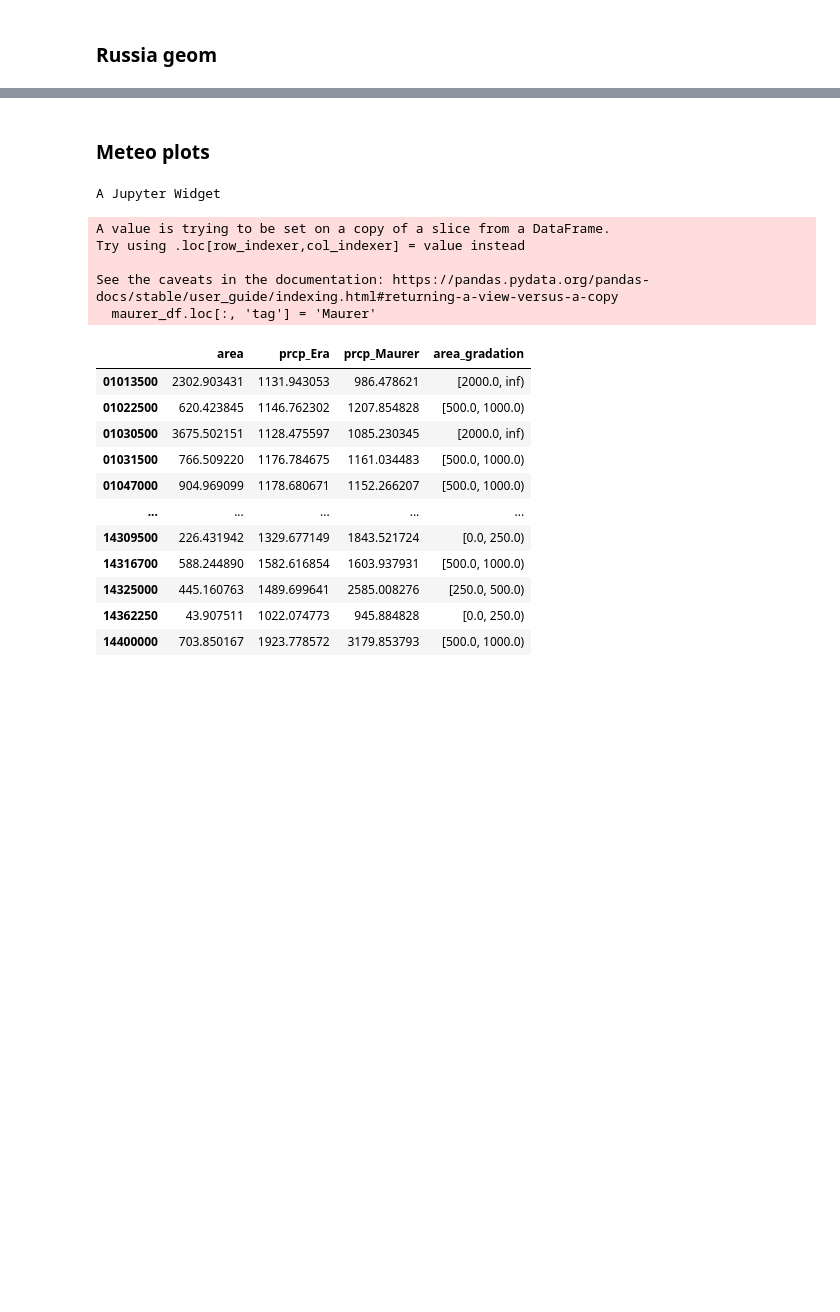
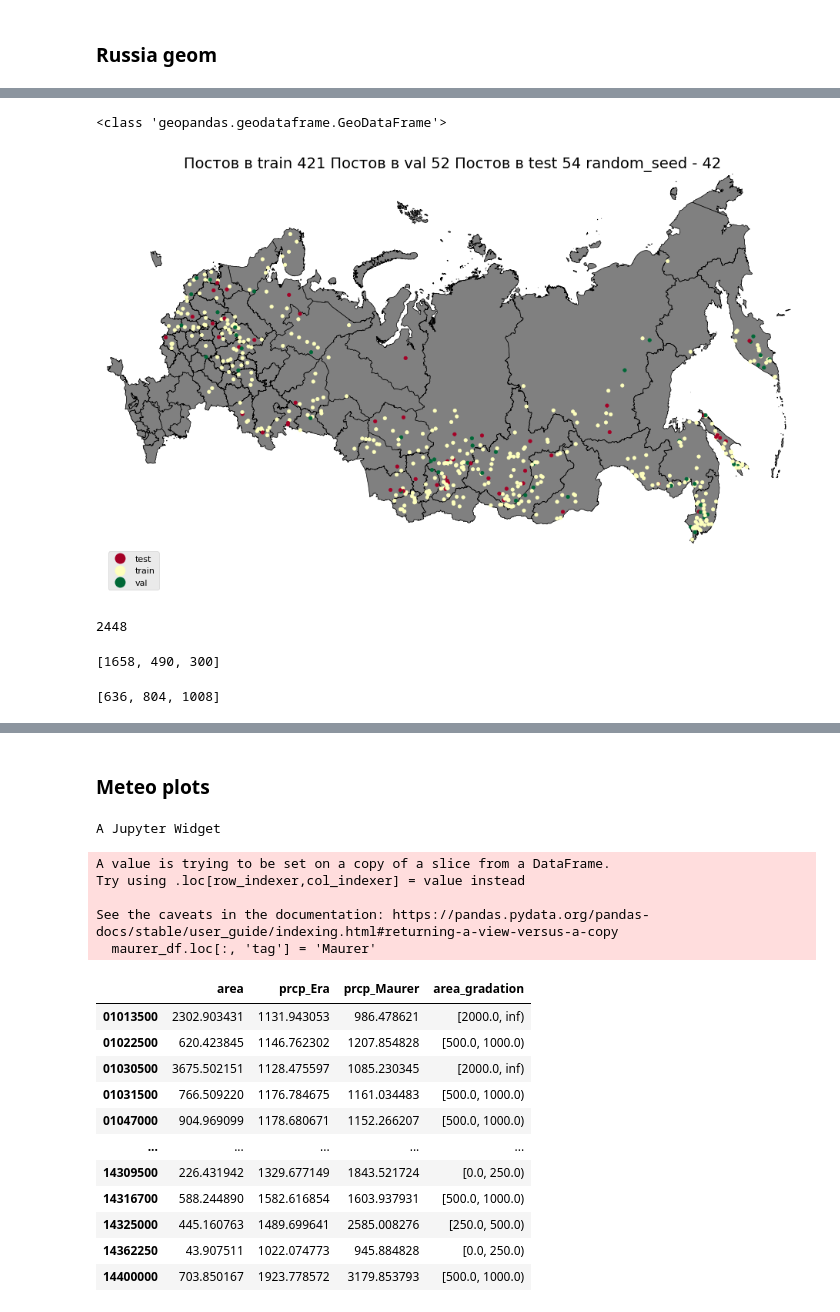
Before and after one commit to dmbrmv/my_dissertation, a Jupyter notebook: visualizations/visualisation.ipynb, the cells around one changed output, grey strips where cells are left out. Drawn from its saved outputs; the diff is of its cells as text; code cells hidden in the pictures; blank space fills up the shorter version.

Commit message:
Restructure files. Some information plots

```diff
--- a/visualizations/visualisation.ipynb
+++ b/visualizations/visualisation.ipynb
@@ -195,0 +15,22 @@ test_Maurer = test_Maurer.set_index('gauge_id')
+# %%
+gauges_file = gpd.read_file('/home/anton/dima_experiments/Vip_gZ/data/initial_gauges/great_db/discharge_gauges_old/discharge_gauges.gpkg')
+basemap_data = gpd.read_file('/home/anton/dima_experiments/my_dissertation/geo_data/geometry/russia_forest_25people.geojson')
+# %%
+test_gauges = pd.read_csv('./data/basins_test.txt', names=['gauge_id'])
+test_gauges['gauge_id'] = test_gauges['gauge_id'].astype(str)
+train_gauges = pd.read_csv('./data/basins_train.txt', names=['gauge_id'])
+train_gauges['gauge_id'] = train_gauges['gauge_id'].astype(str)
+val_gauges = pd.read_csv('./data/basins_val.txt', names=['gauge_id'])
+val_gauges['gauge_id'] = val_gauges['gauge_id'].astype(str)
+
+for i, val in enumerate(gauges_file.loc[:, 'gauge_id']):
+
+    if val in test_gauges['gauge_id'].values:
+        gauges_file.loc[i, 'status'] = 'test'
+    elif val in train_gauges['gauge_id'].values:
+        gauges_file.loc[i, 'status'] = 'train'
+    elif val in val_gauges['gauge_id'].values:
+        gauges_file.loc[i, 'status'] = 'val'
+    else:
+        gauges_file.loc[i, 'status'] = np.NaN
+gauges_file
@@ -195,0 +51,12 @@ test_Maurer = test_Maurer.set_index('gauge_id')
+# %%
+gauges_fig = russia_plots(gdf_to_plot=gauges_file.dropna(),
+                          basemap_data=basemap_data,
+                          distinction_col='status',
+                          title_text=f"""Постов в train {len(train_gauges)}\
+ Постов в val {len(val_gauges)}\
+ Постов в test {len(test_gauges)}\
+ random_seed - 42""",
+                          just_points=True);
+# %% [output]
+<class 'geopandas.geodataframe.GeoDataFrame'>
+[figure, added]
@@ -195,0 +98,12 @@ test_Maurer = test_Maurer.set_index('gauge_id')
+# %%
+len(glob.glob('/home/anton/dima_experiments/my_dissertation/geo_data/great_db/hydro_meteo/q_h/*.csv'))
+# %% [output]
+2448
+# %%
+[len(val) for val in h_obs.values()]
+# %% [output]
+[1658, 490, 300]
+# %%
+[len(val) for val in q_obs.values()]
+# %% [output]
+[636, 804, 1008]
```
Also changed, not shown: parts of 46 cells of this notebook, 6 other files.
